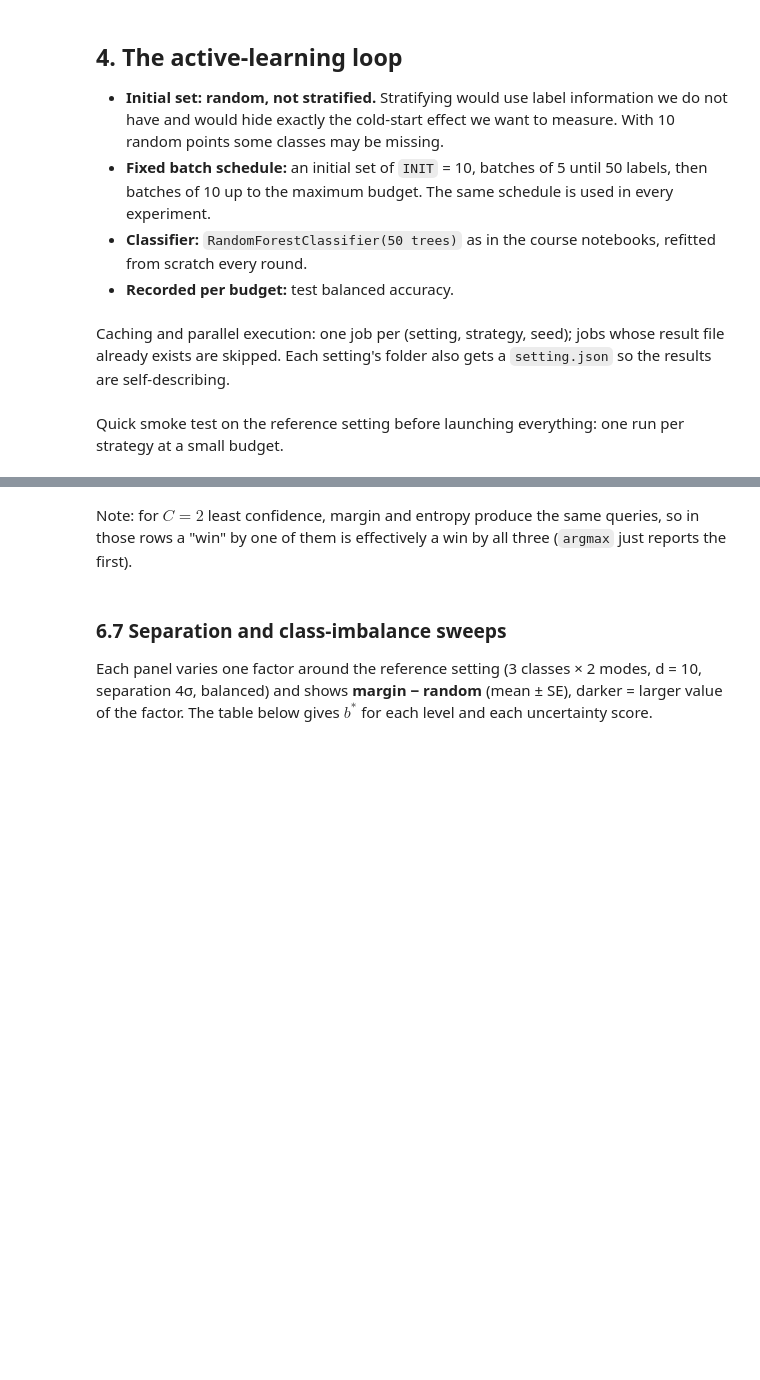
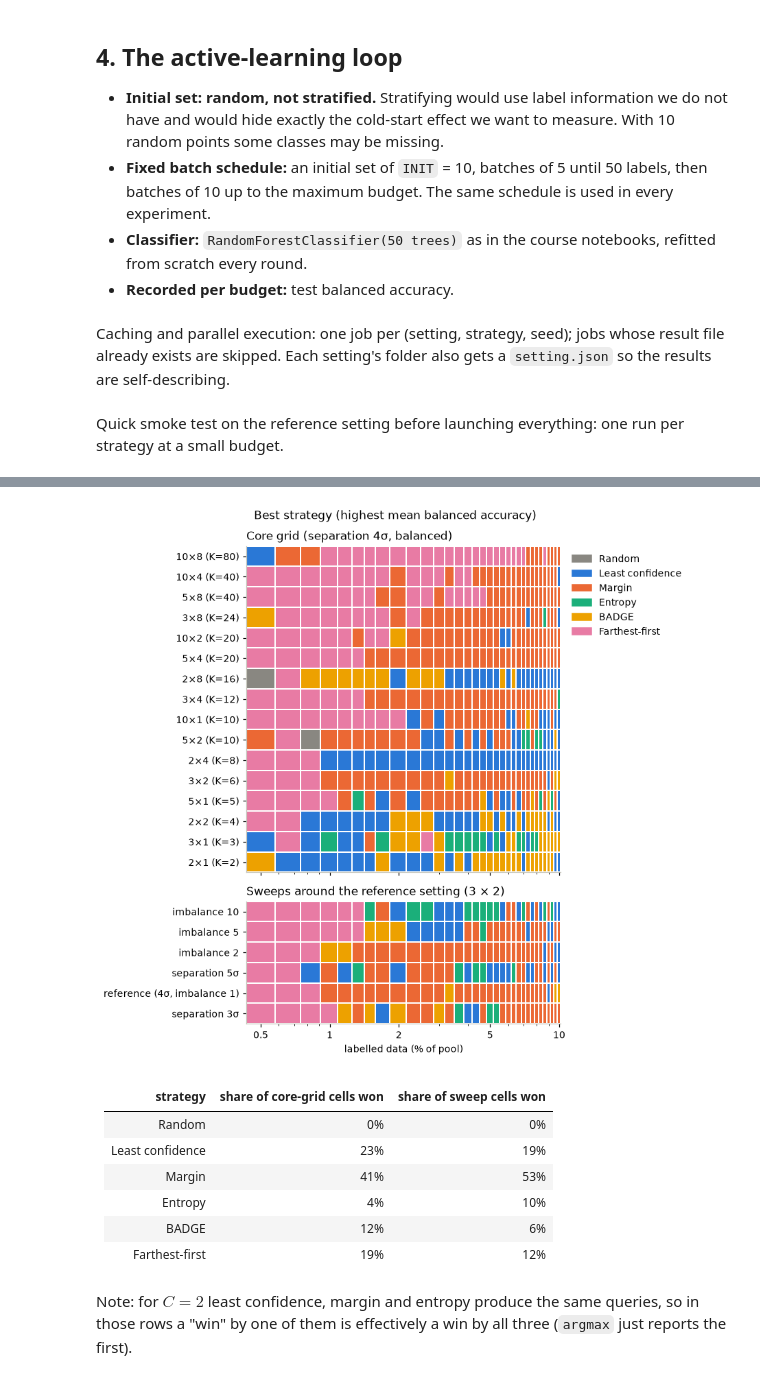
Before and after one commit to juh6973/active_learning_budget_study, a Jupyter notebook: pipeline.ipynb, the cells around one changed output, grey strips where cells are left out. Saved outputs shown, nothing was run; the diff lists cells and outputs as text; code cells hidden in the pictures; blank space fills up the shorter version.

```diff
--- a/pipeline.ipynb
+++ b/pipeline.ipynb
@@ -838,9 +763,52 @@ display(Markdown(f"| strategy | share of cells won, ≤ {B_REF} labels | share o
+# %%
+def best_map(ax, settings, labels):
+    x = pct(settings[0], R[settings[0]]["budgets"])[1:]  # the initial budget is a tie between all strategies
+    mean = np.array([[R[s]["acc"][st].mean(0)[1:] for st in STRATEGY_NAMES] for s in settings])  # (setting, strat, B)
+    best = mean.argmax(1)
+    ax.pcolormesh(budget_edges(x), np.arange(len(settings) + 1), best, cmap=cmap,
+                  vmin=-0.5, vmax=len(STRATEGY_NAMES) - 0.5, edgecolors="white", linewidth=0.3)
+    log_axis(ax)
+    ax.set_yticks(np.arange(len(settings)) + 0.5, labels)
+    ax.grid(False)
+    return best
+
+
+def sweep_label(s):
+    if s == REF:
+        return f"reference ({REF.sep:g}σ, imbalance {REF.imbalance:g})"
+    return f"separation {s.sep:g}σ" if s.sep != REF.sep else f"imbalance {s.imbalance:g}"
+
+
+SWEEP_ROWS = list(dict.fromkeys(s for _, ss in SWEEPS.values() for s in ss))  # the reference appears in both sweeps
+cmap = ListedColormap([STYLE[st]["color"] for st in STRATEGY_NAMES])
+
+fig, (ax_core, ax_sweep) = plt.subplots(2, 1, figsize=(8, 7.5), sharex=True,
+                                        gridspec_kw=dict(height_ratios=[len(ROWS), len(SWEEP_ROWS)]))
+best = best_map(ax_core, ROWS, [s.label for s in ROWS])
+best_sweep = best_map(ax_sweep, SWEEP_ROWS, [sweep_label(s) for s in SWEEP_ROWS])
+ax_core.set_title("Core grid (separation 4σ, balanced)", loc="left")
+ax_sweep.set_title("Sweeps around the reference setting (3 × 2)", loc="left")
+ax_sweep.set_xlabel(BUDGET_LABEL)
+handles = [plt.Rectangle((0, 0), 1, 1, color=STYLE[st]["color"]) for st in STRATEGY_NAMES]
+ax_core.legend(handles, [STYLE[st]["label"] for st in STRATEGY_NAMES], loc="upper left", bbox_to_anchor=(1.01, 1))
+fig.suptitle("Best strategy (highest mean balanced accuracy)")
+fig.tight_layout()
+savefig(fig, "fig4_best_strategy_map")
+plt.show()
+
+WINS = {st: ((best == j).mean(), (best_sweep == j).mean()) for j, st in enumerate(STRATEGY_NAMES)}
+display(Markdown("| strategy | share of core-grid cells won | share of sweep cells won |\n|---|---|---|\n" + "\n".join(
+    f"| {STYLE[st]['label']} | {core:.0%} | {sweep:.0%} |" for st, (core, sweep) in WINS.items())))
+# %% [output]
+[figure, added]
+| strategy | share of core-grid cells won | share of sweep cells won |
+|---|---|---|
+| Random | 0% | 0% |
+| Least confidence | 23% | 19% |
+| Margin | 41% | 53% |
+| Entropy | 4% | 10% |
+| BADGE | 12% | 6% |
+| Farthest-first | 19% | 12% |
 # %% [markdown]
 Note: for $C = 2$ least confidence, margin and entropy produce the same queries, so in those rows a "win" by one of
 them is effectively a win by all three (`argmax` just reports the first).
-# %% [markdown]
-### 6.7 Separation and class-imbalance sweeps
-
-Each panel varies one factor around the reference setting (3 classes × 2 modes, d = 10, separation 4σ, balanced) and
-shows **margin − random** (mean ± SE), darker = larger value of the factor. The table below gives $b^*$ for each
-level and each uncertainty score.
```
Also changed, not shown: parts of 35 cells of this notebook.
